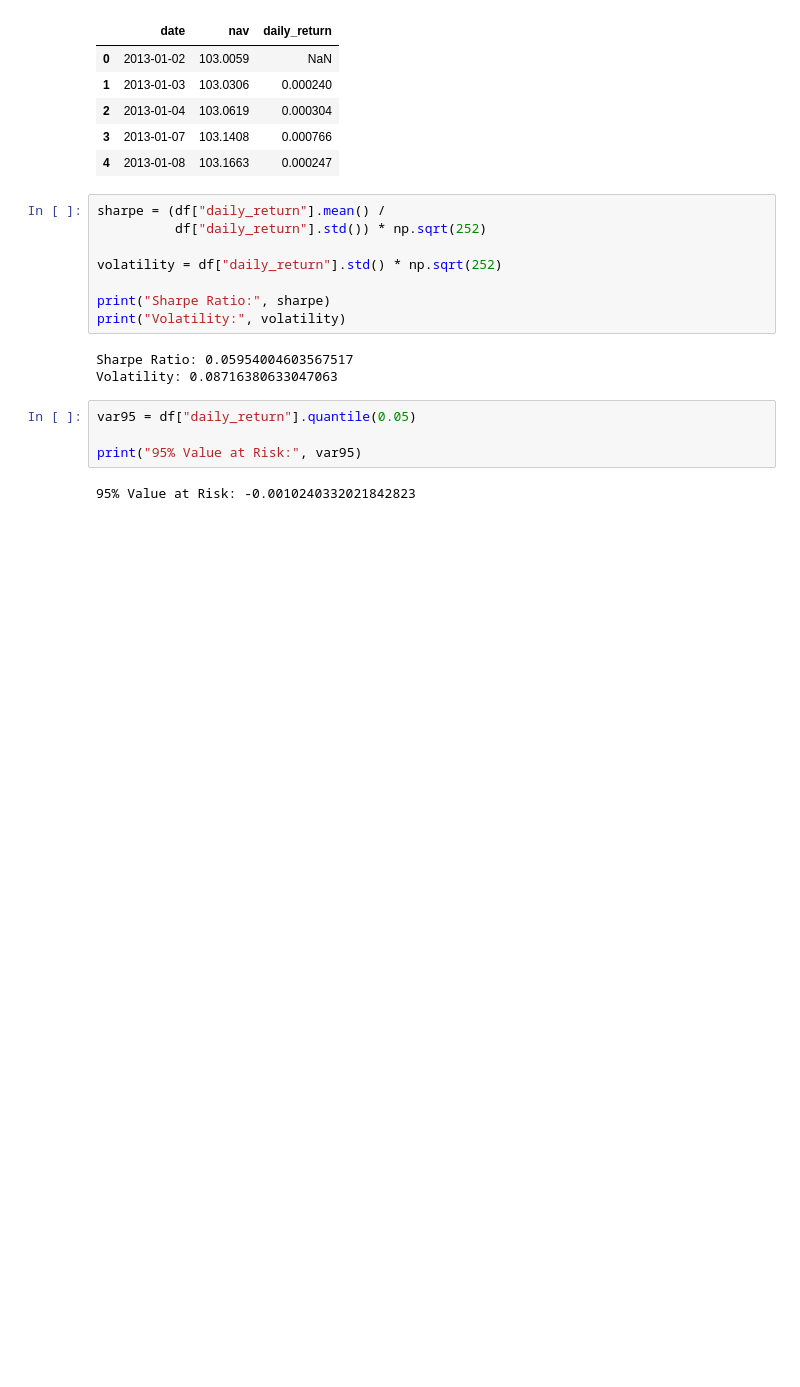
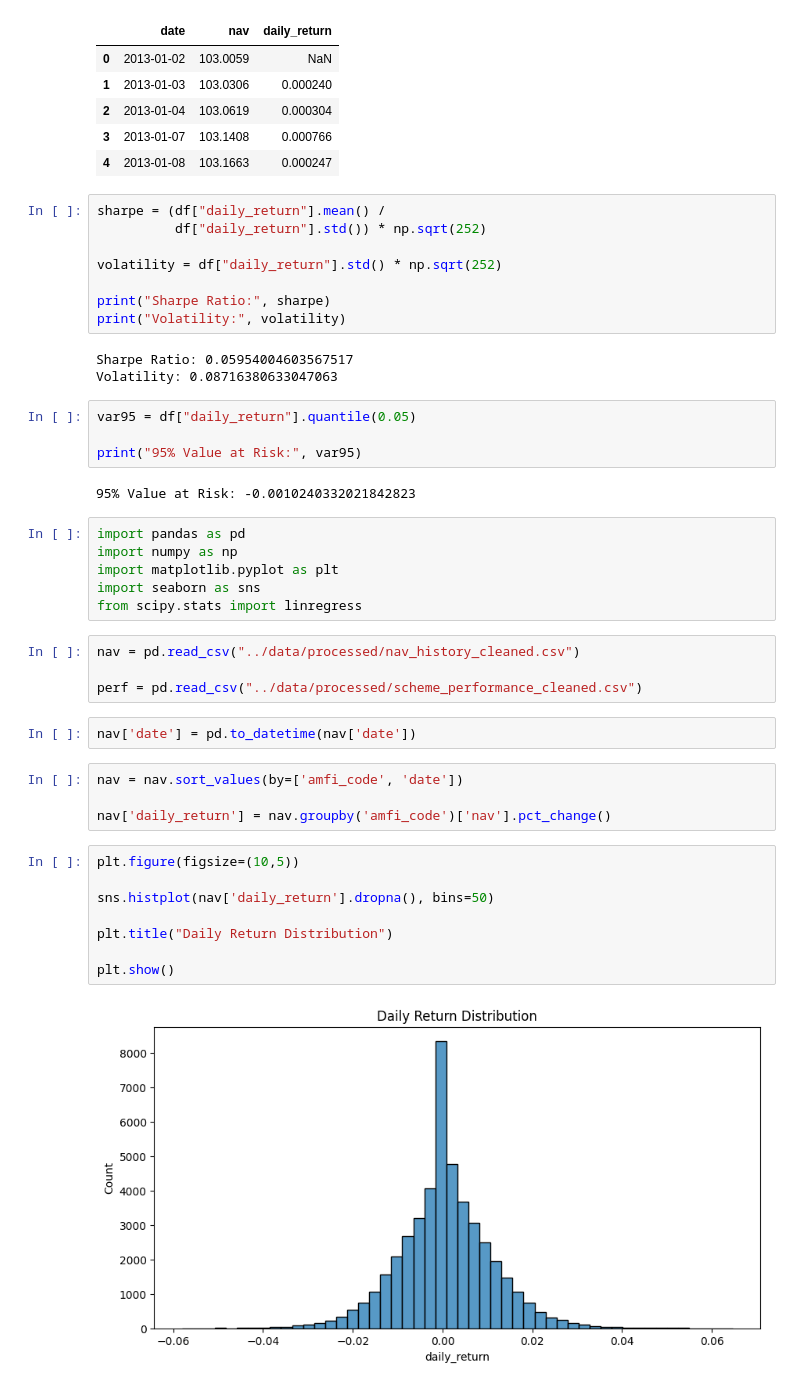
Before and after one commit to 2023115045/bluestock-mf-capstone, a Jupyter notebook: notebooks/04_performance_analytics.ipynb, the cells around one changed output. Drawn from its saved outputs; the diff is of its cells as text; blank space fills up the shorter version.

Commit message:
Performance analytics completed

```diff
--- a/notebooks/04_performance_analytics.ipynb
+++ b/notebooks/04_performance_analytics.ipynb
@@ -31,3 +31,29 @@ var95 = df["daily_return"].quantile(0.05)
 print("95% Value at Risk:", var95)
 # %% [output]
 95% Value at Risk: -0.0010240332021842823
+# %%
+import pandas as pd
+import numpy as np
+import matplotlib.pyplot as plt
+import seaborn as sns
+from scipy.stats import linregress
+# %%
+nav = pd.read_csv("../data/processed/nav_history_cleaned.csv")
+
+perf = pd.read_csv("../data/processed/scheme_performance_cleaned.csv")
+# %%
+nav['date'] = pd.to_datetime(nav['date'])
+# %%
+nav = nav.sort_values(by=['amfi_code', 'date'])
+
+nav['daily_return'] = nav.groupby('amfi_code')['nav'].pct_change()
+# %%
+plt.figure(figsize=(10,5))
+
+sns.histplot(nav['daily_return'].dropna(), bins=50)
+
+plt.title("Daily Return Distribution")
+
+plt.show()
+# %% [output]
+[figure, added]
```
Also changed, not shown: parts of 15 cells of this notebook, 4 other files.
